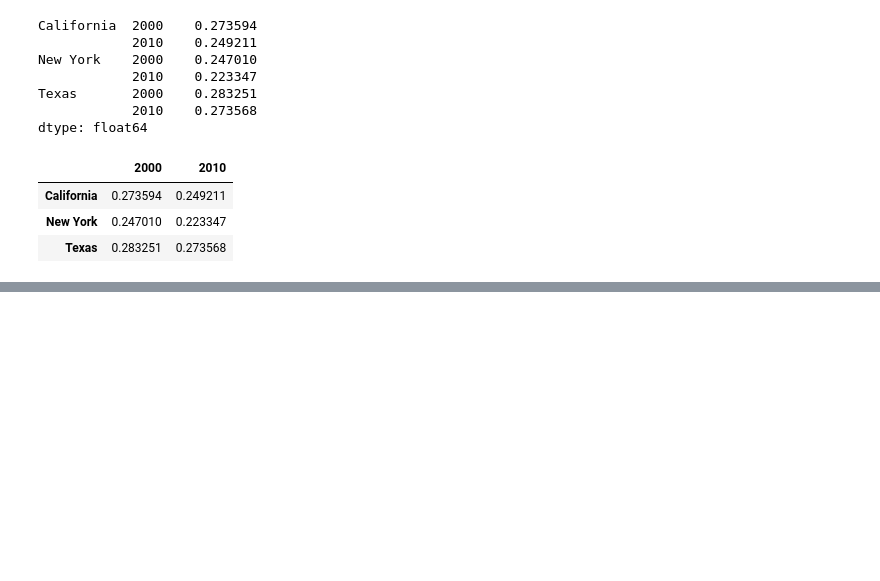
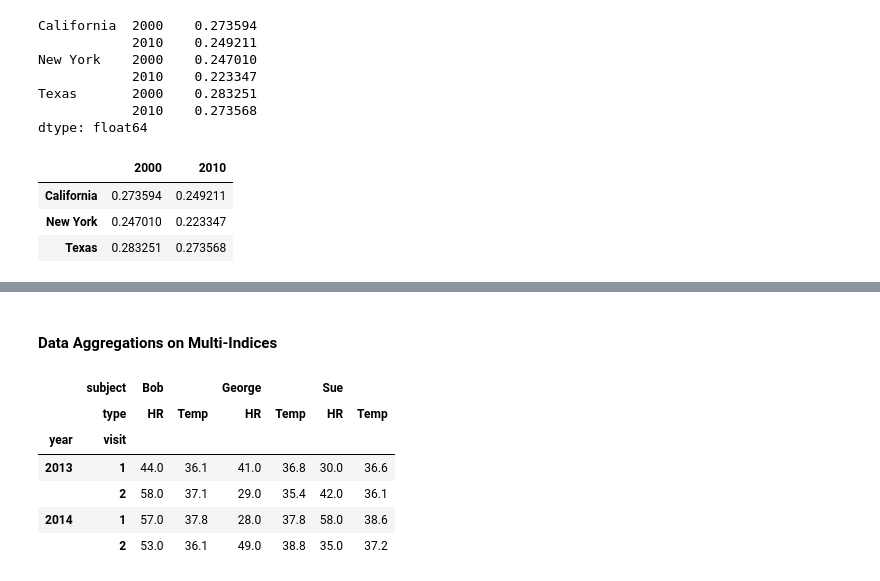
Before and after one commit to yanayang01/jupyter-notebooks, a Jupyter notebook: pandas-playground.ipynb, the cells around one changed output, grey strips where cells are left out. Saved outputs shown, nothing was run; the diff lists cells and outputs as text; code cells hidden in the pictures; blank space fills up the shorter version.

```diff
--- a/pandas-playground.ipynb
+++ b/pandas-playground.ipynb
@@ -878,0 +1086,12 @@ f_u18.unstack()
+# %% [markdown]
+#### Data Aggregations on Multi-Indices
+# %%
+health_data
+# %% [output]
+|  | subject | Bob |  | George |  | Sue |  |
+|  | type | HR | Temp | HR | Temp | HR | Temp |
+| year | visit |  |  |  |  |  |  |
+| 2013 | 1 | 44.0 | 36.1 | 41.0 | 36.8 | 30.0 | 36.6 |
+|  | 2 | 58.0 | 37.1 | 29.0 | 35.4 | 42.0 | 36.1 |
+| 2014 | 1 | 57.0 | 37.8 | 28.0 | 37.8 | 58.0 | 38.6 |
+|  | 2 | 53.0 | 36.1 | 49.0 | 38.8 | 35.0 | 37.2 |
```
Also changed, not shown: parts of 28 cells of this notebook.
